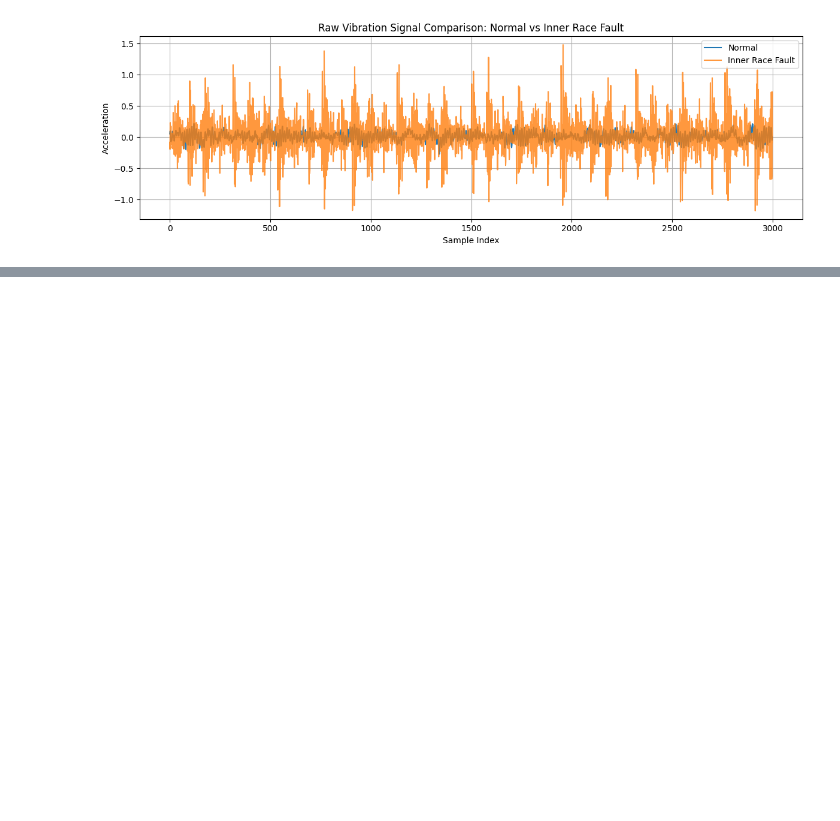
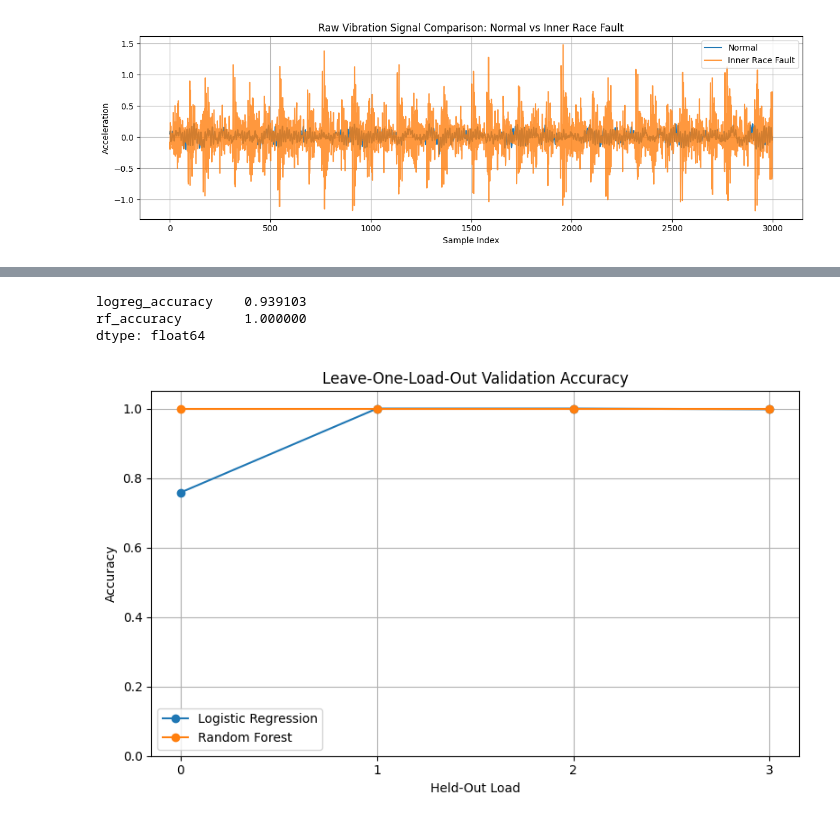
Before and after one commit to ThomasBainbridge/bearing-condition-monitor, a Jupyter notebook: notebooks/01_dataset_exploration.ipynb, the cells around one changed output, grey strips where cells are left out. Saved outputs shown, nothing was run; the diff lists cells and outputs as text; code cells hidden in the pictures; blank space fills up the shorter version.

```diff
--- a/notebooks/01_dataset_exploration.ipynb
+++ b/notebooks/01_dataset_exploration.ipynb
@@ -386,0 +680,6 @@ save_model(rf_model, "rf_load012_test3.joblib")
+# %%
+load_validation_results_df[["logreg_accuracy", "rf_accuracy"]].mean()
+# %% [output]
+logreg_accuracy    0.939103
+rf_accuracy        1.000000
+dtype: float64
@@ -386,0 +693,27 @@ save_model(rf_model, "rf_load012_test3.joblib")
+# %%
+plt.figure(figsize=(8, 5))
+plt.plot(
+    load_validation_results_df["test_load"],
+    load_validation_results_df["logreg_accuracy"],
+    marker="o",
+    label="Logistic Regression",
+)
+plt.plot(
+    load_validation_results_df["test_load"],
+    load_validation_results_df["rf_accuracy"],
+    marker="o",
+    label="Random Forest",
+)
+
+plt.xlabel("Held-Out Load")
+plt.ylabel("Accuracy")
+plt.title("Leave-One-Load-Out Validation Accuracy")
+plt.xticks([0, 1, 2, 3])
+plt.ylim(0, 1.05)
+plt.grid(True)
+plt.legend()
+plt.tight_layout()
+plt.savefig(figures_dir / "leave_one_load_out_accuracy.png", dpi=300, bbox_inches="tight")
+plt.show()
+# %% [output]
+[figure, added]
```
Also changed, not shown: parts of 47 cells of this notebook, 2 other files.
